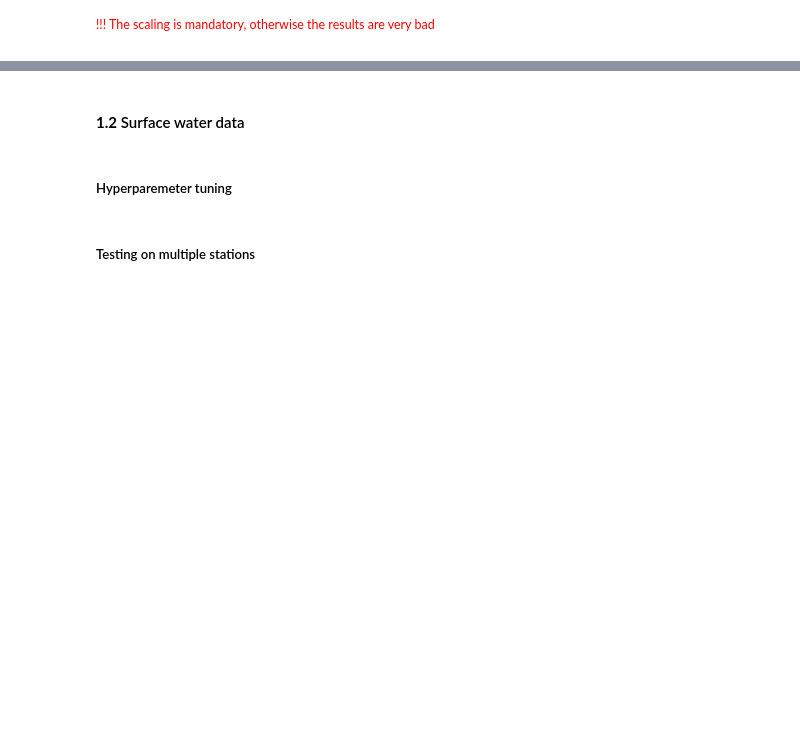
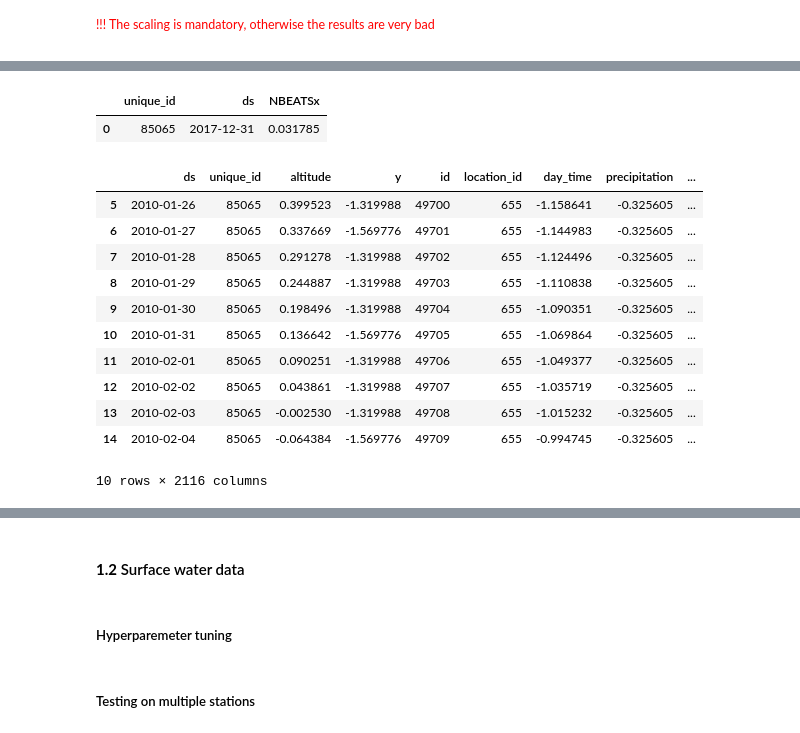
Before and after one commit to rok-klancic/foundation-models, a Jupyter notebook: notebooks/neural-network-multivariate-test.ipynb, the cells around one changed output, grey strips where cells are left out. Cells and saved outputs as stored; diff of their text form; code cells hidden in the pictures; blank space fills up the shorter version.

```diff
--- a/notebooks/neural-network-multivariate-test.ipynb
+++ b/notebooks/neural-network-multivariate-test.ipynb
@@ -656,0 +896,20 @@ for aquifer in aquifers_list:
+# %%
+forecast
+# %% [output]
+|  | unique_id | ds | NBEATSx |
+| 0 | 85065 | 2017-12-31 | 0.031785 |
+# %%
+y[:10]
+# %% [output]
+|  | ds | unique_id | altitude | y | id | location_id | day_time | precipitation | ... |
+| 5 | 2010-01-26 | 85065 | 0.399523 | -1.319988 | 49700 | 655 | -1.158641 | -0.325605 | ... |
+| 6 | 2010-01-27 | 85065 | 0.337669 | -1.569776 | 49701 | 655 | -1.144983 | -0.325605 | ... |
+| 7 | 2010-01-28 | 85065 | 0.291278 | -1.319988 | 49702 | 655 | -1.124496 | -0.325605 | ... |
+| 8 | 2010-01-29 | 85065 | 0.244887 | -1.319988 | 49703 | 655 | -1.110838 | -0.325605 | ... |
+| 9 | 2010-01-30 | 85065 | 0.198496 | -1.319988 | 49704 | 655 | -1.090351 | -0.325605 | ... |
+| 10 | 2010-01-31 | 85065 | 0.136642 | -1.569776 | 49705 | 655 | -1.069864 | -0.325605 | ... |
+| 11 | 2010-02-01 | 85065 | 0.090251 | -1.319988 | 49706 | 655 | -1.049377 | -0.325605 | ... |
+| 12 | 2010-02-02 | 85065 | 0.043861 | -1.319988 | 49707 | 655 | -1.035719 | -0.325605 | ... |
+| 13 | 2010-02-03 | 85065 | -0.002530 | -1.319988 | 49708 | 655 | -1.015232 | -0.325605 | ... |
+| 14 | 2010-02-04 | 85065 | -0.064384 | -1.569776 | 49709 | 655 | -0.994745 | -0.325605 | ... |
+10 rows × 2116 columns
```
Also changed, not shown: parts of 21 cells of this notebook, 4 other files.
